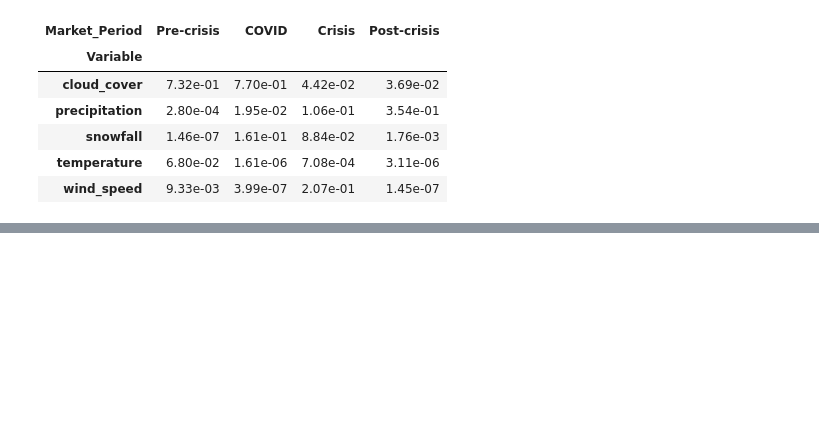
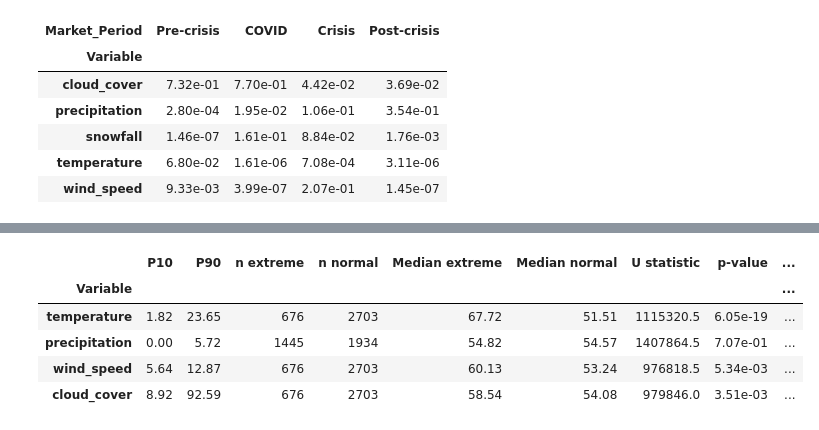
Before and after one commit to AdelinChaushev/Bulgarian-electricity-prices, a Jupyter notebook: BulgarianElectricityPrices.ipynb, the cells around one changed output, grey strips where cells are left out. Drawn from its saved outputs; the diff is of its cells as text; code cells hidden in the pictures; blank space fills up the shorter version.

```diff
--- a/BulgarianElectricityPrices.ipynb
+++ b/BulgarianElectricityPrices.ipynb
@@ -1271,0 +1297,5 @@ A natural extension would be to cross season with market period — testing, for
+# %%
+for var in weather_vars:
+    p10 = prices[var].quantile(0.10)
+    p90 = prices[var].quantile(0.90)
+    print(f"{var:15s}  P10={p10:.2f}  P90={p90:.2f}")
@@ -1271,0 +1316,41 @@ A natural extension would be to cross season with market period — testing, for
+# %%
+from scipy.stats import mannwhitneyu
+
+weather_vars = ["temperature", "precipitation", "wind_speed", "cloud_cover"]
+alpha = 0.05
+
+alpha_bonferroni = 0.05 / 4
+
+extreme_results = []
+
+for var in weather_vars:
+    p10 = prices[var].quantile(0.10)
+    p90 = prices[var].quantile(0.90)
+
+    extreme = prices[(prices[var] <= p10) | (prices[var] >= p90)]["Real_Price"]
+    normal  = prices[(prices[var] > p10) & (prices[var] < p90)]["Real_Price"]
+
+    stat, p_val = mannwhitneyu(extreme, normal, alternative="two-sided")
+
+    extreme_results.append({
+        "Variable":       var,
+        "P10":            round(p10, 2),
+        "P90":            round(p90, 2),
+        "n extreme":      len(extreme),
+        "n normal":       len(normal),
+        "Median extreme": round(extreme.median(), 2),
+        "Median normal":  round(normal.median(), 2),
+        "U statistic":    stat,
+        "p-value":        f"{p_val:.2e}",
+        "Significant":    "Yes" if p_val < alpha_bonferroni else "No",
+    })
+
+extreme_df = pd.DataFrame(extreme_results).set_index("Variable")
+extreme_df
+# %% [output]
+|  | P10 | P90 | n extreme | n normal | Median extreme | Median normal | U statistic | p-value | ... |
+| Variable |  |  |  |  |  |  |  |  | ... |
+| temperature | 1.82 | 23.65 | 676 | 2703 | 67.72 | 51.51 | 1115320.5 | 6.05e-19 | ... |
+| precipitation | 0.00 | 5.72 | 1445 | 1934 | 54.82 | 54.57 | 1407864.5 | 7.07e-01 | ... |
+| wind_speed | 5.64 | 12.87 | 676 | 2703 | 60.13 | 53.24 | 976818.5 | 5.34e-03 | ... |
+| cloud_cover | 8.92 | 92.59 | 676 | 2703 | 58.54 | 54.08 | 979846.0 | 3.51e-03 | ... |
```
Also changed, not shown: parts of 48 cells of this notebook.
